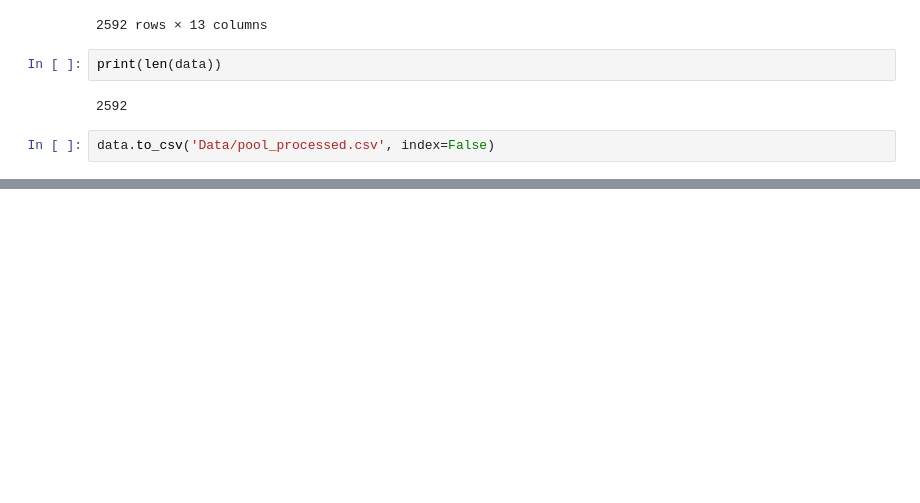
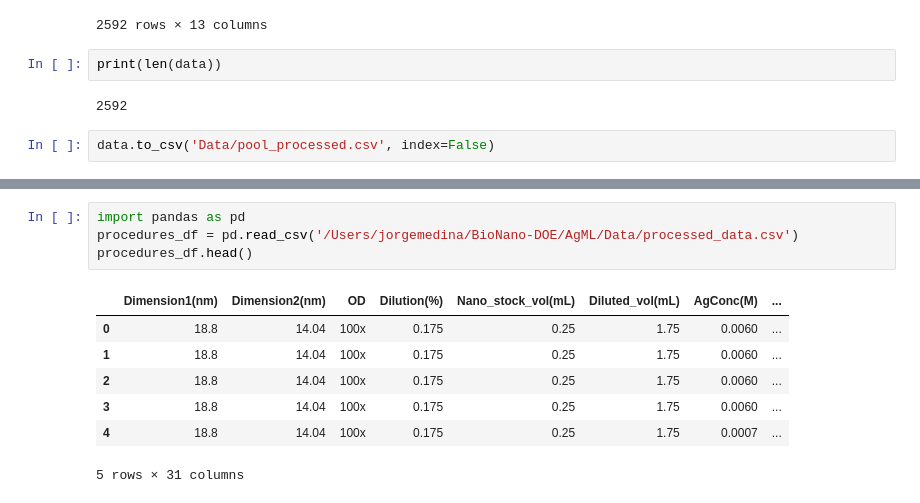
Before and after one commit to maykcaldas/BioNano-DOE, a Jupyter notebook: AgML/make_pool.ipynb, the cells around one changed output, grey strips where cells are left out. Drawn from its saved outputs; the diff is of its cells as text; blank space fills up the shorter version.

```diff
--- a/AgML/make_pool.ipynb
+++ b/AgML/make_pool.ipynb
@@ -110,0 +262,12 @@ data.to_csv('Data/pool_processed.csv', index=False)
+# %%
+import pandas as pd
+procedures_df = pd.read_csv('/Users/jorgemedina/BioNano-DOE/AgML/Data/processed_data.csv')
+procedures_df.head()
+# %% [output]
+|  | Dimension1(nm) | Dimension2(nm) | OD | Dilution(%) | Nano_stock_vol(mL) | Diluted_vol(mL) | AgConc(M) | ... |
+| 0 | 18.8 | 14.04 | 100x | 0.175 | 0.25 | 1.75 | 0.0060 | ... |
+| 1 | 18.8 | 14.04 | 100x | 0.175 | 0.25 | 1.75 | 0.0060 | ... |
+| 2 | 18.8 | 14.04 | 100x | 0.175 | 0.25 | 1.75 | 0.0060 | ... |
+| 3 | 18.8 | 14.04 | 100x | 0.175 | 0.25 | 1.75 | 0.0060 | ... |
+| 4 | 18.8 | 14.04 | 100x | 0.175 | 0.25 | 1.75 | 0.0007 | ... |
+5 rows × 31 columns
```
Also changed, not shown: parts of 18 cells of this notebook.
